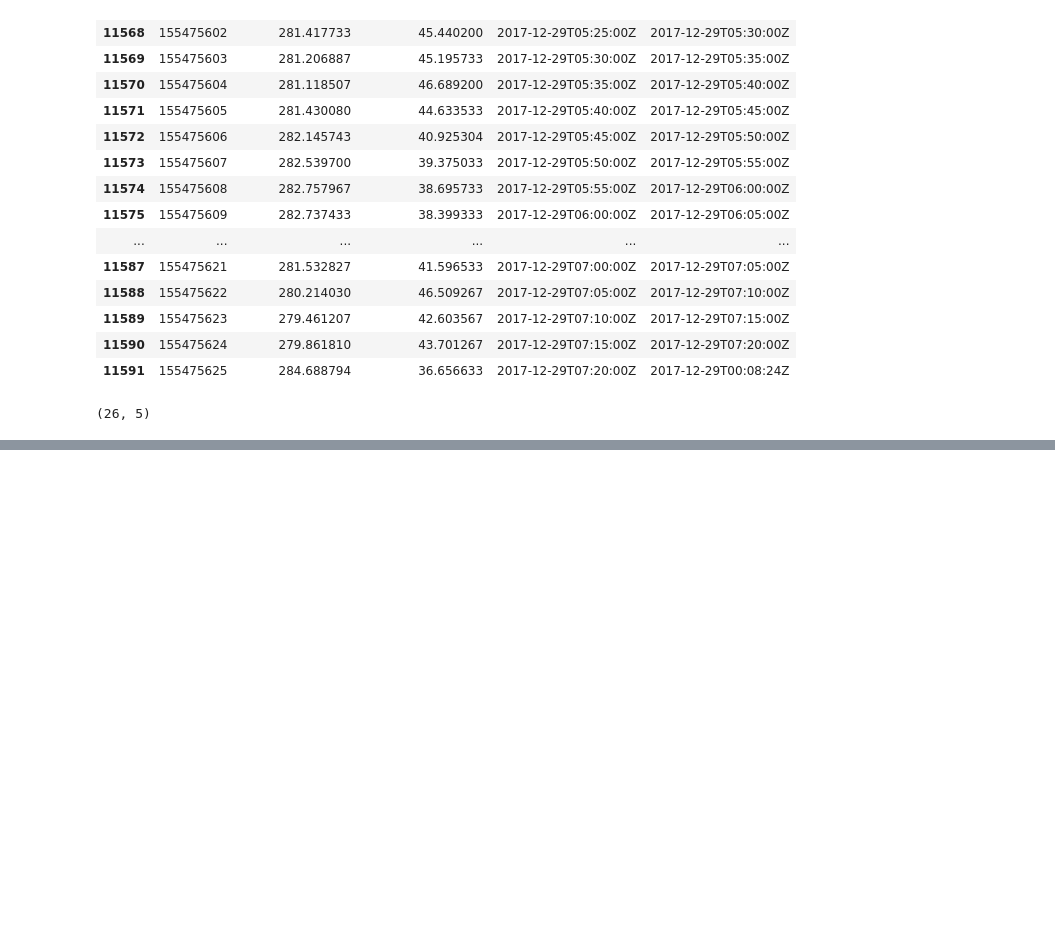
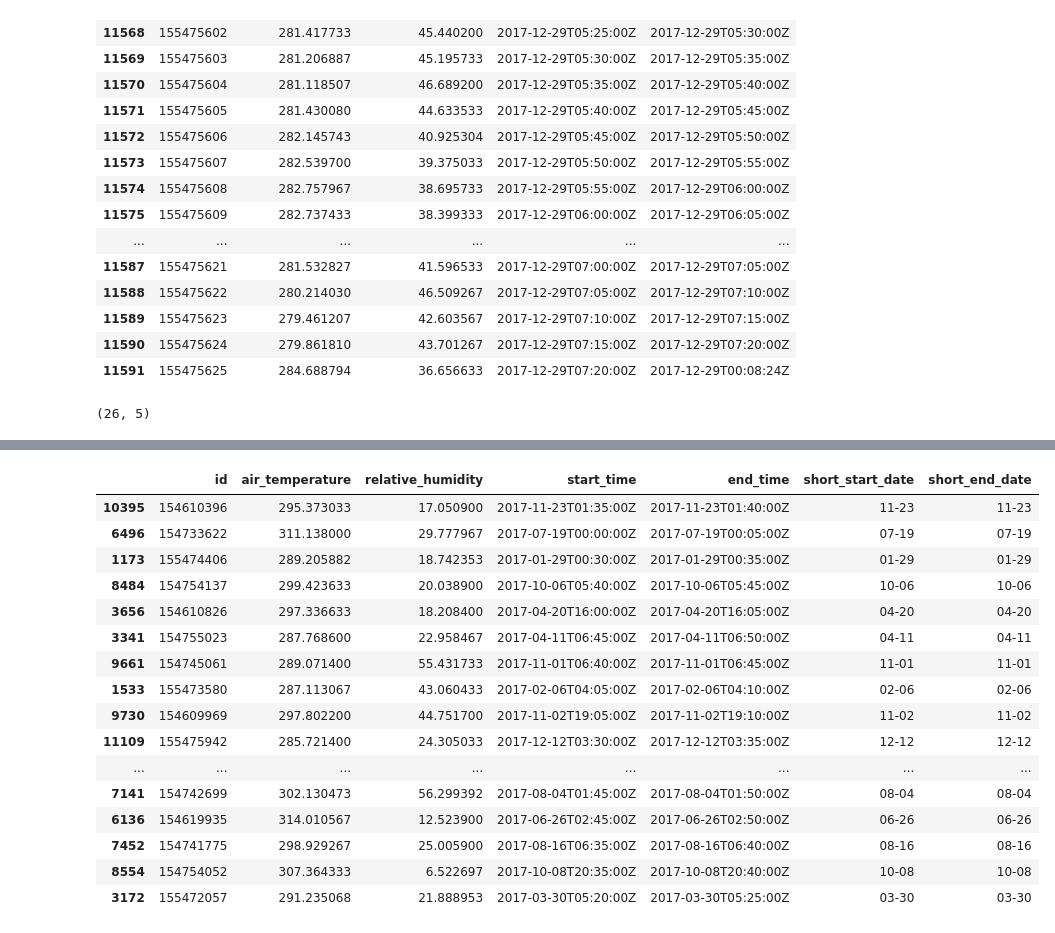
Before and after one commit to genophenoenvo/terraref-datasets, a Jupyter notebook: notebooks/season_4_weather.ipynb, the cells around one changed output, grey strips where cells are left out. Saved outputs shown, nothing was run; the diff lists cells and outputs as text; code cells hidden in the pictures; blank space fills up the shorter version.

```diff
--- a/notebooks/season_4_weather.ipynb
+++ b/notebooks/season_4_weather.ipynb
@@ -111,0 +145,13 @@ dec_29.shape
+# %%
+test_dates = dec_29.start_time.values
+
+def just_dates(original_date_array):
+
+    just_dates_list = []
+
+    for date in original_date_array:
+
+        date = date[5:10]
+        just_dates_list.append(date)
+
+    return just_dates_list
@@ -111,0 +178,30 @@ dec_29.shape
+# %%
+start_dates = weather_2017.start_time.values
+end_dates = weather_2017.end_time.values
+
+new_start_dates = just_dates(start_dates)
+# %%
+new_end_dates = just_dates(end_dates)
+# %%
+weather_2017['short_start_date'] = new_start_dates
+weather_2017['short_end_date'] = new_end_dates
+# %%
+weather_2017.sample(n=20)
+# %% [output]
+|  | id | air_temperature | relative_humidity | start_time | end_time | short_start_date | short_end_date |
+| 10395 | 154610396 | 295.373033 | 17.050900 | 2017-11-23T01:35:00Z | 2017-11-23T01:40:00Z | 11-23 | 11-23 |
+| 6496 | 154733622 | 311.138000 | 29.777967 | 2017-07-19T00:00:00Z | 2017-07-19T00:05:00Z | 07-19 | 07-19 |
+| 1173 | 155474406 | 289.205882 | 18.742353 | 2017-01-29T00:30:00Z | 2017-01-29T00:35:00Z | 01-29 | 01-29 |
+| 8484 | 154754137 | 299.423633 | 20.038900 | 2017-10-06T05:40:00Z | 2017-10-06T05:45:00Z | 10-06 | 10-06 |
+| 3656 | 154610826 | 297.336633 | 18.208400 | 2017-04-20T16:00:00Z | 2017-04-20T16:05:00Z | 04-20 | 04-20 |
+| 3341 | 154755023 | 287.768600 | 22.958467 | 2017-04-11T06:45:00Z | 2017-04-11T06:50:00Z | 04-11 | 04-11 |
+| 9661 | 154745061 | 289.071400 | 55.431733 | 2017-11-01T06:40:00Z | 2017-11-01T06:45:00Z | 11-01 | 11-01 |
+| 1533 | 155473580 | 287.113067 | 43.060433 | 2017-02-06T04:05:00Z | 2017-02-06T04:10:00Z | 02-06 | 02-06 |
+| 9730 | 154609969 | 297.802200 | 44.751700 | 2017-11-02T19:05:00Z | 2017-11-02T19:10:00Z | 11-02 | 11-02 |
+| 11109 | 155475942 | 285.721400 | 24.305033 | 2017-12-12T03:30:00Z | 2017-12-12T03:35:00Z | 12-12 | 12-12 |
+| ... | ... | ... | ... | ... | ... | ... | ... |
+| 7141 | 154742699 | 302.130473 | 56.299392 | 2017-08-04T01:45:00Z | 2017-08-04T01:50:00Z | 08-04 | 08-04 |
+| 6136 | 154619935 | 314.010567 | 12.523900 | 2017-06-26T02:45:00Z | 2017-06-26T02:50:00Z | 06-26 | 06-26 |
+| 7452 | 154741775 | 298.929267 | 25.005900 | 2017-08-16T06:35:00Z | 2017-08-16T06:40:00Z | 08-16 | 08-16 |
+| 8554 | 154754052 | 307.364333 | 6.522697 | 2017-10-08T20:35:00Z | 2017-10-08T20:40:00Z | 10-08 | 10-08 |
+| 3172 | 155472057 | 291.235068 | 21.888953 | 2017-03-30T05:20:00Z | 2017-03-30T05:25:00Z | 03-30 | 03-30 |
```
Also changed, not shown: parts of 6 cells of this notebook.
